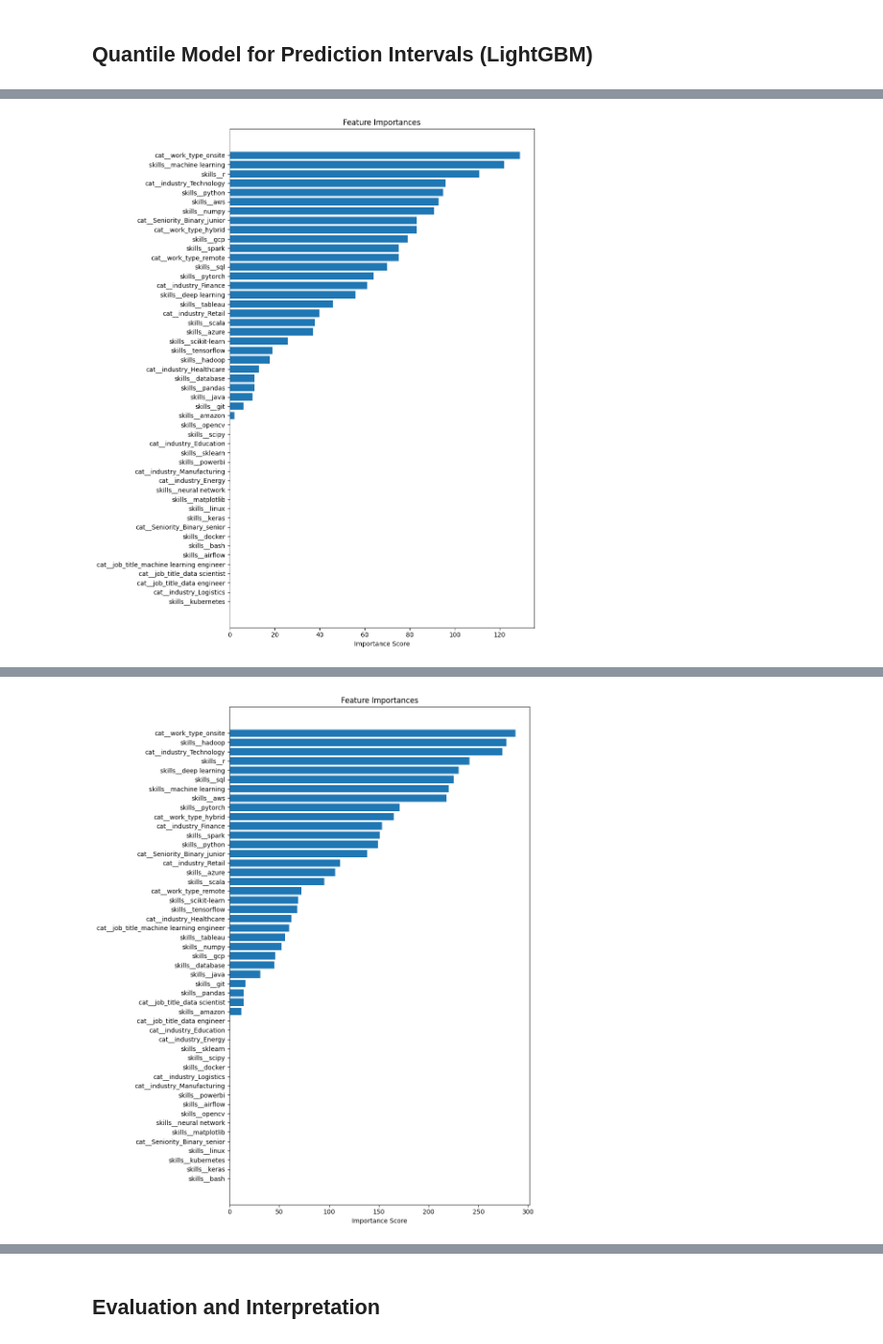
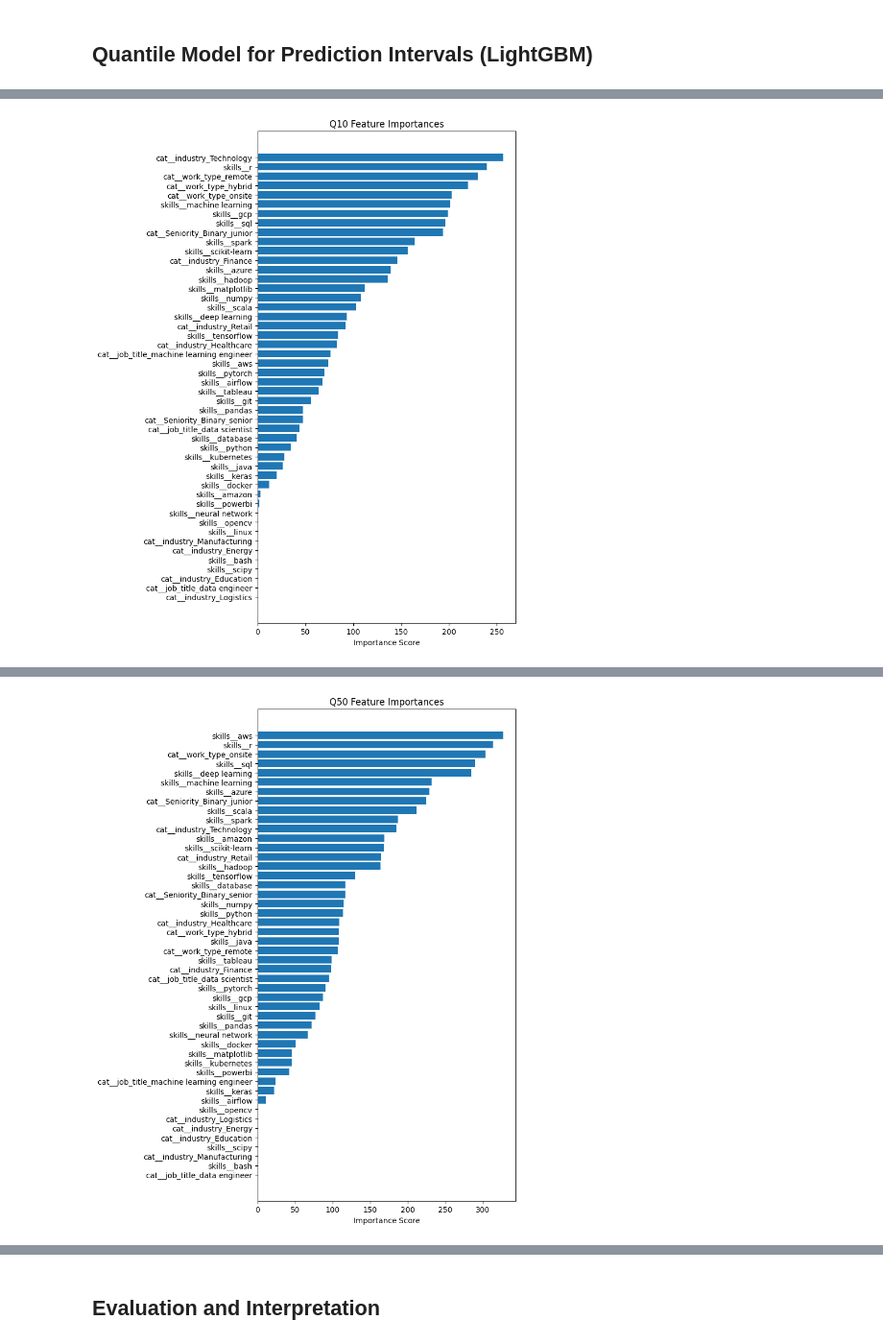
Before and after one commit to PirateWa1rus/PythonPractice, a Jupyter notebook: DSJobs/DSJobs_analysis.ipynb, the cells around one changed output, grey strips where cells are left out. Shown at 96% size. Cells and saved outputs as stored; diff of their text form; code cells hidden in the pictures.

Commit message:
cleaned up a lot of evaluation section and added narrative/discussion throughout.

```diff
--- a/DSJobs/DSJobs_analysis.ipynb
+++ b/DSJobs/DSJobs_analysis.ipynb
@@ -596,7 +606,7 @@ def skill_tokenizer(text):
     return [t.strip().lower() for t in text.split('|') if t.strip()]
 
 
-skill_vectorizer = CountVectorizer(tokenizer=skill_tokenizer)
+skill_vectorizer = CountVectorizer(tokenizer=skill_tokenizer, min_df=4)
 
 ## Transformers
 ## one-hot encoding will convert categorical values into simple binary values in a sparse matrix
@@ -641,11 +662,12 @@ R2 (log): 0.03841967026097537
 # %%
-## This section is straight from Copilot and firmly out of my depth. I'll be starting here as a jumping off point for learning about ML.
 
 # Prepare LightGBM datasets (use preprocessor to transform features)
 X_train_trans = preprocessor.fit_transform(X_train)
 X_test_trans = preprocessor.transform(X_test)
 
 feature_names = preprocessor.get_feature_names_out()
+X_test_df = pd.DataFrame(X_test_trans, columns=feature_names)
+
 
 # Split training data into train and validation subsets. This will be important for the LightGBM model to properly monitor model performance for early stopping
 X_train_sub, X_val, y_train_sub, y_val = train_test_split(X_train_trans, y_train.values, test_size=0.2, random_state=RANDOM_STATE)
@@ -656,18 +678,25 @@ def train_quantile(q):
     X_train_sub, X_val, y_train_sub, y_val = train_test_split(X_train_trans, y_train.values, test_size=0.2, random_state=RANDOM_STATE)
     params = {
         'objective': 'quantile',
-        'alpha': q,
-        'learning_rate': 0.05,
-        'n_estimators' : 500,
-        'max_depth': 6,
-        'random_state': RANDOM_STATE
+        'alpha': q,                      # 0.1, 0.5, or 0.9
+        'boosting_type': 'gbdt',
+        'learning_rate': 0.01,
+        'n_estimators': 1000,            # more rounds, rely on early stopping
+        'early_stopping_rounds': 100,    # monitor validation loss
+        'max_depth': 6,                  # deeper trees than before
+        'num_leaves': 64,                # more leaves to capture structure
+        'min_data_in_leaf': 5,           # allow splits with fewer samples
+        'min_child_samples': 5,          # override default (20)
+        'colsample_bytree': 0.8,         # use more features per tree
+        'subsample': 0.9,                # add stochasticity
+        'reg_alpha': 0.1,                # light L1 regularization
+        'reg_lambda': 0.1,               # light L2 regularization
+        'random_state': 69
     }
+
     model = LGBMRegressor(**params)
     model.fit(X_train_sub, y_train_sub, eval_set=[(X_val, y_val)], callbacks=[early_stopping(stopping_rounds=50)])
     return model
-
-
-
 
 
 q10 = train_quantile(0.1)
@@ -678,10 +707,10 @@ feat_df = pd.DataFrame({
     'importance': q10.feature_importances_
 }).sort_values(by='importance', ascending=False)
 
-plt.figure(figsize=(10, 12))
+plt.figure(figsize=(8, 10))
 plt.barh(feat_df['feature'], feat_df['importance'])
 plt.gca().invert_yaxis()
-plt.title("Feature Importances")
+plt.title("Q10 Feature Importances")
 plt.xlabel("Importance Score")
 plt.tight_layout()
 plt.show()
@@ -694,10 +723,10 @@ feat_df = pd.DataFrame({
     'importance': q50.feature_importances_
 }).sort_values(by='importance', ascending=False)
 
-plt.figure(figsize=(10, 12))
+plt.figure(figsize=(8, 10))
 plt.barh(feat_df['feature'], feat_df['importance'])
 plt.gca().invert_yaxis()
-plt.title("Feature Importances")
+plt.title("Q50 Feature Importances")
 plt.xlabel("Importance Score")
 plt.tight_layout()
 plt.show()
@@ -711,25 +740,24 @@ feat_df = pd.DataFrame({
     'importance': q90.feature_importances_
 }).sort_values(by='importance', ascending=False)
 
-plt.figure(figsize=(10, 12))
+plt.figure(figsize=(8, 10))
 plt.barh(feat_df['feature'], feat_df['importance'], )
 plt.gca().invert_yaxis()
-plt.title("Feature Importances")
+plt.title("Q90 Feature Importances")
 plt.xlabel("Importance Score")
 plt.tight_layout()
 plt.show()
 
 # Predict logs and convert to original scale
-pred10_log = q10.predict(X_test_trans)
-pred50_log = q50.predict(X_test_trans)
-pred90_log = q90.predict(X_test_trans)
+pred10_log = q10.predict(X_test_df)
+pred50_log = q50.predict(X_test_df)
+pred90_log = q90.predict(X_test_df)
 pred10 = np.expm1(pred10_log)
 pred50 = np.expm1(pred50_log)
 pred90 = np.expm1(pred90_log)
 
 
 
-
 # Evaluate coverage
 coverage_80 = np.mean((y_true >= pred10) & (y_true <= pred90))
 print("80% interval empirical coverage:", coverage_80)
@@ -754 +782 @@ Early stopping, best iteration is:
-[figure, old version]
+[figure, new version]
@@ -772 +800 @@ Early stopping, best iteration is:
-[figure, old version]
+[figure, new version]
```
Also changed, not shown: parts of 18 cells of this notebook, 1 other file.
